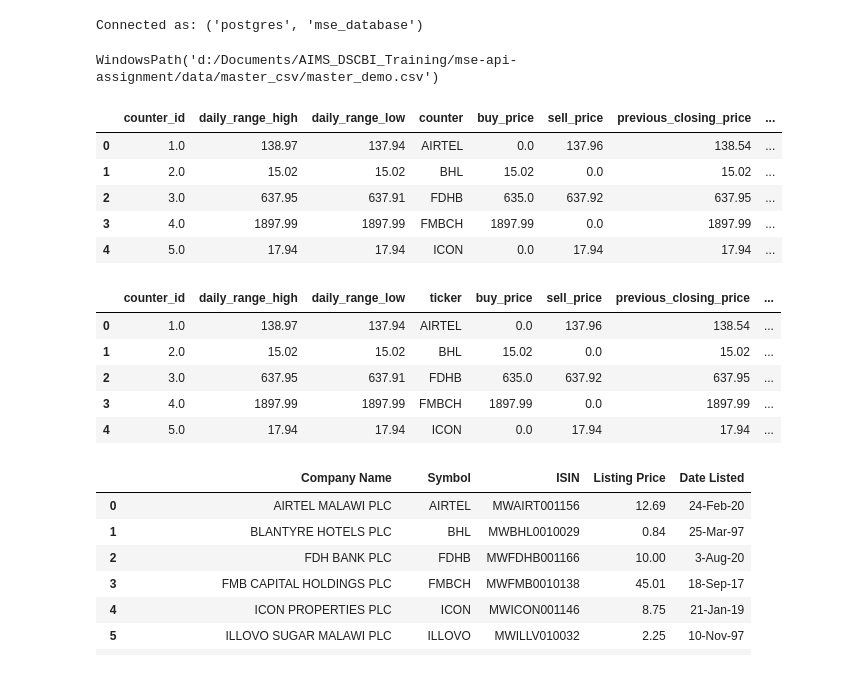
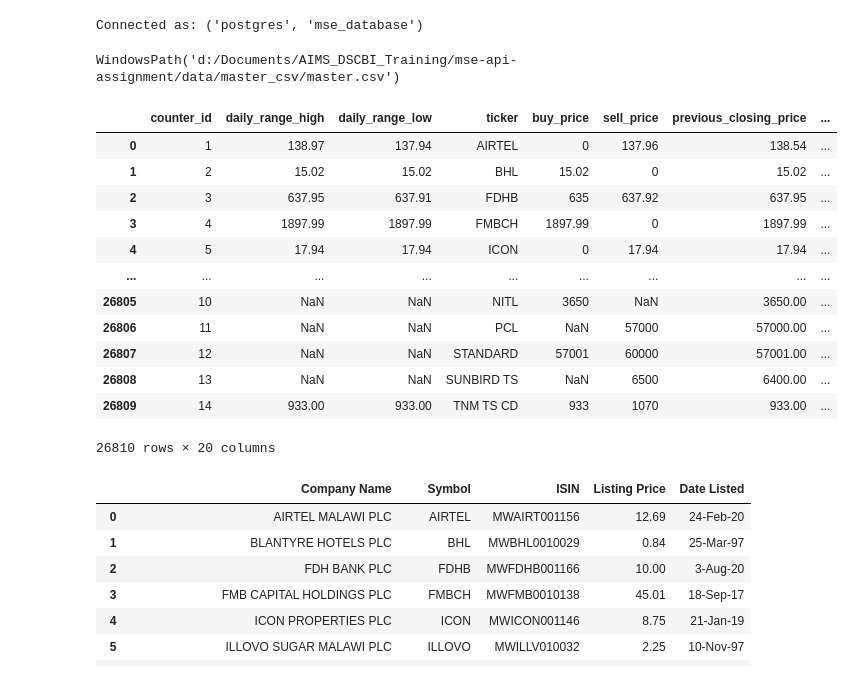
Before and after one commit to Karenzo2150/mse-api-assignment, a Jupyter notebook: notebooks/data_base_demo.ipynb, the cells around one changed output. Drawn from its saved outputs; the diff is of its cells as text; code cells hidden in the pictures.

```diff
--- a/notebooks/data_base_demo.ipynb
+++ b/notebooks/data_base_demo.ipynb
@@ -53,11 +49,11 @@ with engine.connect() as conn:
 Connected as: ('postgres', 'mse_database')
 # %%
 dir_data = Path.cwd().parents[0]/"data"/"master_csv"
-masterfile = dir_data/"master_demo.csv"
+masterfile = dir_data/"master.csv"
 
 masterfile
 # %% [output]
-WindowsPath('d:/Documents/AIMS_DSCBI_Training/mse-api-assignment/data/master_csv/master_demo.csv')
+WindowsPath('d:/Documents/AIMS_DSCBI_Training/mse-api-assignment/data/master_csv/master.csv')
 # %%
 df = pd.read_csv(masterfile)
 # %%
@@ -118,28 +114,26 @@ companies = {'AIRTEL':'Airtel Malawi plc',
        'SunbirdXD TS':'Sunbird Tourism plc',
        'SunbirdCD TS':'Sunbird Tourism plc',
        'NBS-LA*':'NBS Bank plc'}
-# %%
-df.head()
-# %% [output]
-|  | counter_id | daily_range_high | daily_range_low | counter | buy_price | sell_price | previous_closing_price | ... |
-| 0 | 1.0 | 138.97 | 137.94 | AIRTEL | 0.0 | 137.96 | 138.54 | ... |
-| 1 | 2.0 | 15.02 | 15.02 | BHL | 15.02 | 0.0 | 15.02 | ... |
-| 2 | 3.0 | 637.95 | 637.91 | FDHB | 635.0 | 637.92 | 637.95 | ... |
-| 3 | 4.0 | 1897.99 | 1897.99 | FMBCH | 1897.99 | 0.0 | 1897.99 | ... |
-| 4 | 5.0 | 17.94 | 17.94 | ICON | 0.0 | 17.94 | 17.94 | ... |
 # %%
 def company(row):
     return companies[row['counter']].upper()
 df['name'] = df.apply(company,axis=1)
 df = df.rename(columns={"counter": "ticker"})
-df.head()
+df
 # %% [output]
 |  | counter_id | daily_range_high | daily_range_low | ticker | buy_price | sell_price | previous_closing_price | ... |
-| 0 | 1.0 | 138.97 | 137.94 | AIRTEL | 0.0 | 137.96 | 138.54 | ... |
-| 1 | 2.0 | 15.02 | 15.02 | BHL | 15.02 | 0.0 | 15.02 | ... |
-| 2 | 3.0 | 637.95 | 637.91 | FDHB | 635.0 | 637.92 | 637.95 | ... |
-| 3 | 4.0 | 1897.99 | 1897.99 | FMBCH | 1897.99 | 0.0 | 1897.99 | ... |
-| 4 | 5.0 | 17.94 | 17.94 | ICON | 0.0 | 17.94 | 17.94 | ... |
+| 0 | 1 | 138.97 | 137.94 | AIRTEL | 0 | 137.96 | 138.54 | ... |
+| 1 | 2 | 15.02 | 15.02 | BHL | 15.02 | 0 | 15.02 | ... |
+| 2 | 3 | 637.95 | 637.91 | FDHB | 635 | 637.92 | 637.95 | ... |
+| 3 | 4 | 1897.99 | 1897.99 | FMBCH | 1897.99 | 0 | 1897.99 | ... |
+| 4 | 5 | 17.94 | 17.94 | ICON | 0 | 17.94 | 17.94 | ... |
+| ... | ... | ... | ... | ... | ... | ... | ... | ... |
+| 26805 | 10 | NaN | NaN | NITL | 3650 | NaN | 3650.00 | ... |
+| 26806 | 11 | NaN | NaN | PCL | NaN | 57000 | 57000.00 | ... |
+| 26807 | 12 | NaN | NaN | STANDARD | 57001 | 60000 | 57001.00 | ... |
+| 26808 | 13 | NaN | NaN | SUNBIRD TS | NaN | 6500 | 6400.00 | ... |
+| 26809 | 14 | 933.00 | 933.00 | TNM TS CD | 933 | 1070 | 933.00 | ... |
+26810 rows × 20 columns
 # %%
 df_prices = df.copy()
 df =  pd.read_csv(dir_data/ "mse_web.csv")
```
Also changed, not shown: parts of 4 cells of this notebook, 14 other files.
